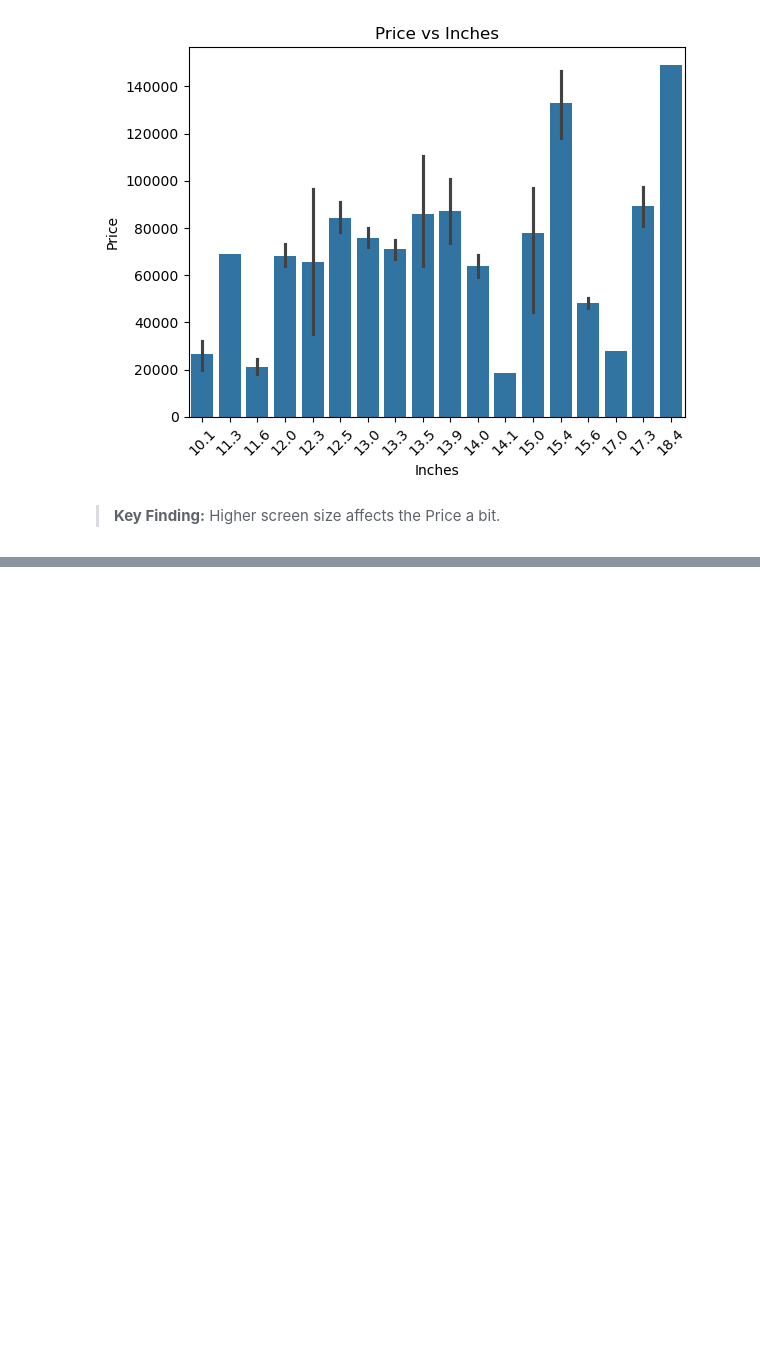
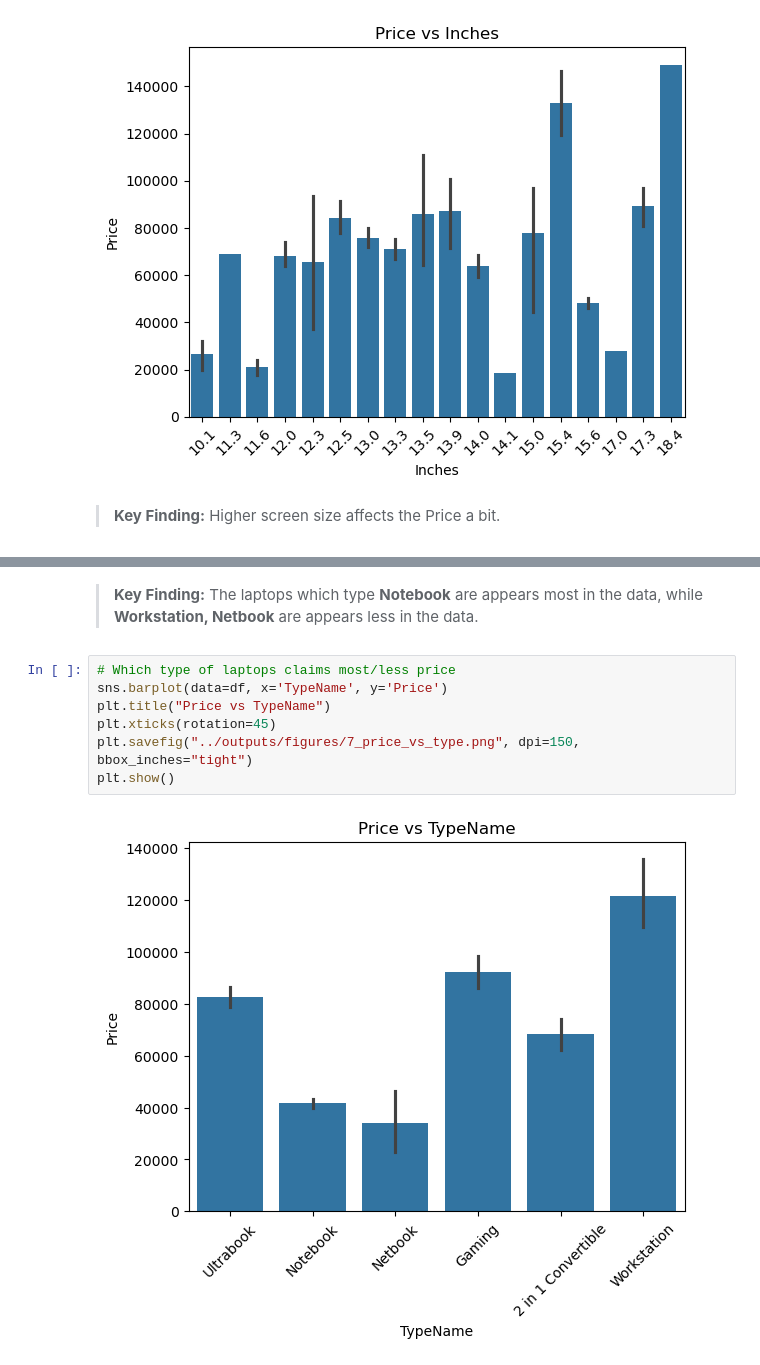
Before and after one commit to proshanta-pal/Laptop-Price-Prediction-using-Machine-Learning, a Jupyter notebook: notebooks/laptop_price_prediction.ipynb, the cells around one changed output, grey strips where cells are left out. Saved outputs shown, nothing was run; the diff lists cells and outputs as text; blank space fills up the shorter version.

```diff
--- a/notebooks/laptop_price_prediction.ipynb
+++ b/notebooks/laptop_price_prediction.ipynb
@@ -240,0 +267,11 @@ plt.show()
+# %% [markdown]
+> **Key Finding:** The laptops which type **Notebook**  are appears most in the data, while **Workstation, Netbook** are appears less in the data.
+# %%
+# Which type of laptops claims most/less price
+sns.barplot(data=df, x='TypeName', y='Price')
+plt.title("Price vs TypeName")
+plt.xticks(rotation=45)
+plt.savefig("../outputs/figures/7_price_vs_type.png", dpi=150, bbox_inches="tight")
+plt.show()
+# %% [output]
+[figure, added]
```
Also changed, not shown: parts of 14 cells of this notebook, 5 other files.
